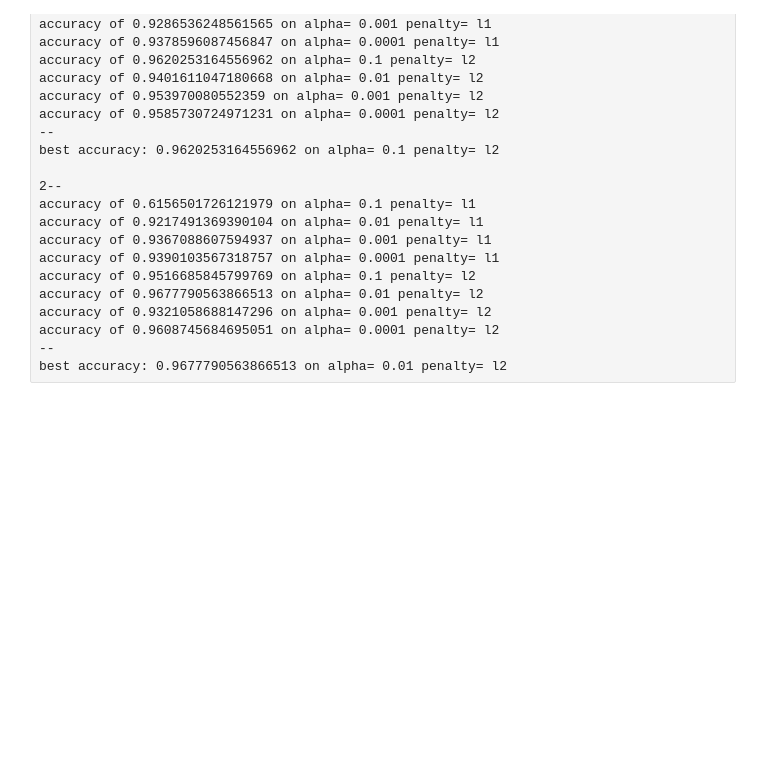
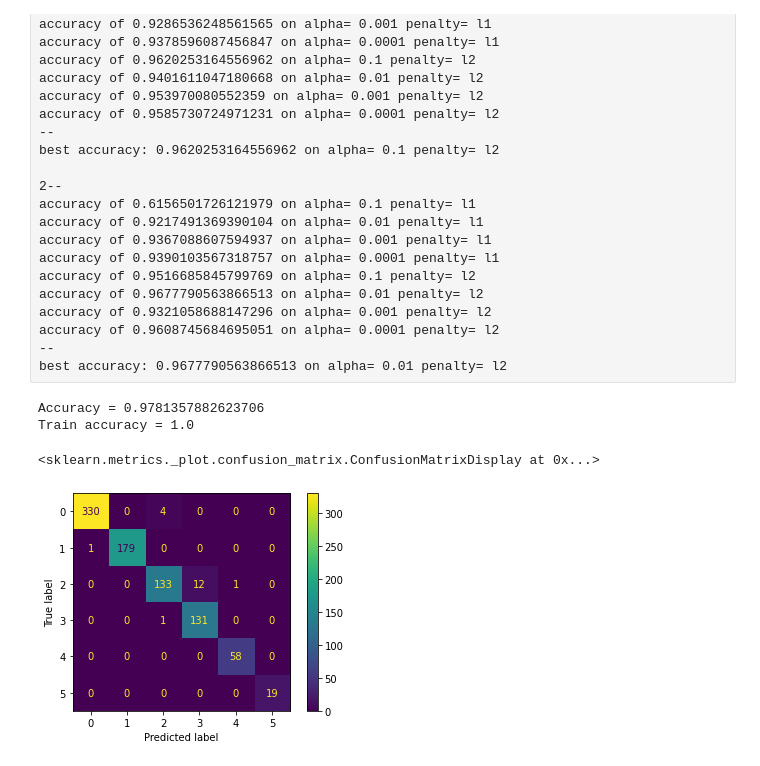
Before and after one commit to wiscofield/csc371_hw3, a Jupyter notebook: hw3.ipynb, the cells around one changed output. Saved outputs shown, nothing was run; the diff lists cells and outputs as text; code cells hidden in the pictures; blank space fills up the shorter version.

Commit message:
finished gridsearch on random forest

```diff
--- a/hw3.ipynb
+++ b/hw3.ipynb
@@ -200,0 +200,22 @@ best accuracy: 0.9677790563866513 on alpha= 0.01 penalty= l2
+# %%
+# Random Forest Learning
+
+clf = pipeline.make_pipeline(preprocessing.StandardScaler(), ensemble.RandomForestClassifier(n_estimators=1028, bootstrap=False))
+clf.fit(X_train, y_train)
+
+y_pred = clf.predict(X_test)
+acc = metrics.accuracy_score(y_test, y_pred)
+print('Accuracy =', acc)
+train_pred = clf.predict(X_train)
+train_acc = metrics.accuracy_score(y_train, train_pred)
+print('Train accuracy =', train_acc)
+# %% [output]
+Accuracy = 0.9781357882623706
+Train accuracy = 1.0
+# %%
+cm = sklearn.metrics.confusion_matrix(y_pred, y_test)
+cm_plot = metrics.ConfusionMatrixDisplay(cm)
+cm_plot.plot()
+# %% [output]
+<sklearn.metrics._plot.confusion_matrix.ConfusionMatrixDisplay at 0x...>
+[figure, added]
```
Also changed, not shown: parts of 5 cells of this notebook.
